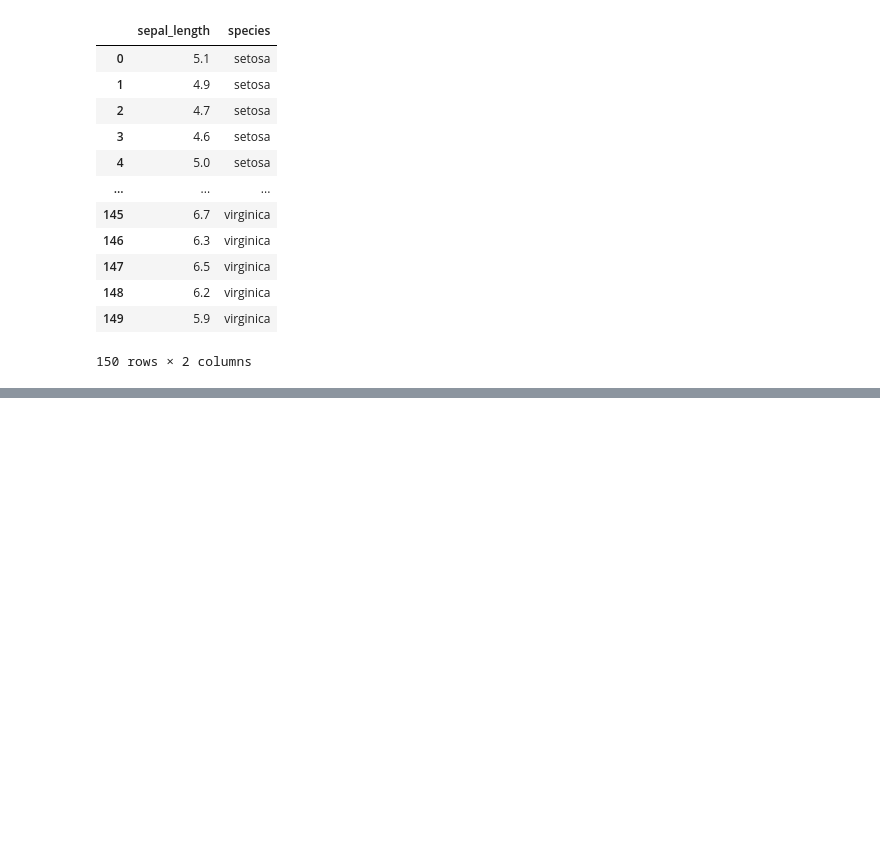
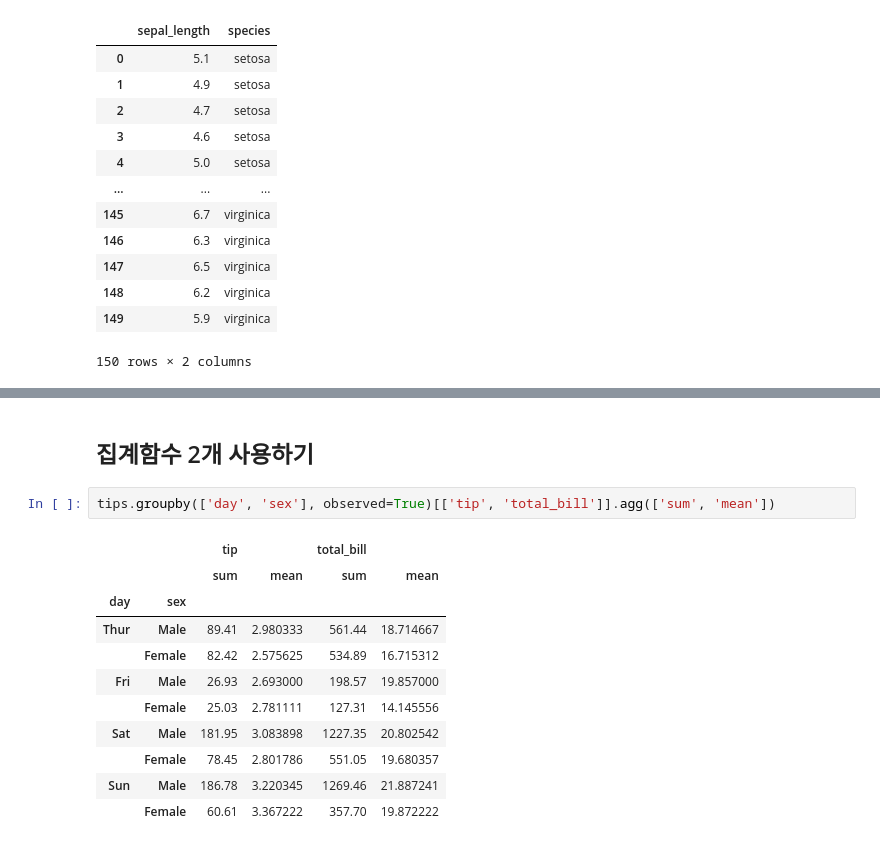
Before and after one commit to 99jungwon/lgu6, a Jupyter notebook: 2_da_basic/0402.ipynb, the cells around one changed output, grey strips where cells are left out. Saved outputs shown, nothing was run; the diff lists cells and outputs as text; blank space fills up the shorter version.

```diff
--- a/2_da_basic/0402.ipynb
+++ b/2_da_basic/0402.ipynb
@@ -313,0 +354,16 @@ iris_df
+# %% [markdown]
+## 집계함수 2개 사용하기
+# %%
+tips.groupby(['day', 'sex'], observed=True)[['tip', 'total_bill']].agg(['sum', 'mean'])
+# %% [output]
+|  |  | tip |  | total_bill |  |
+|  |  | sum | mean | sum | mean |
+| day | sex |  |  |  |  |
+| Thur | Male | 89.41 | 2.980333 | 561.44 | 18.714667 |
+|  | Female | 82.42 | 2.575625 | 534.89 | 16.715312 |
+| Fri | Male | 26.93 | 2.693000 | 198.57 | 19.857000 |
+|  | Female | 25.03 | 2.781111 | 127.31 | 14.145556 |
+| Sat | Male | 181.95 | 3.083898 | 1227.35 | 20.802542 |
+|  | Female | 78.45 | 2.801786 | 551.05 | 19.680357 |
+| Sun | Male | 186.78 | 3.220345 | 1269.46 | 21.887241 |
+|  | Female | 60.61 | 3.367222 | 357.70 | 19.872222 |
```
Also changed, not shown: parts of 14 cells of this notebook, 8 other files.
